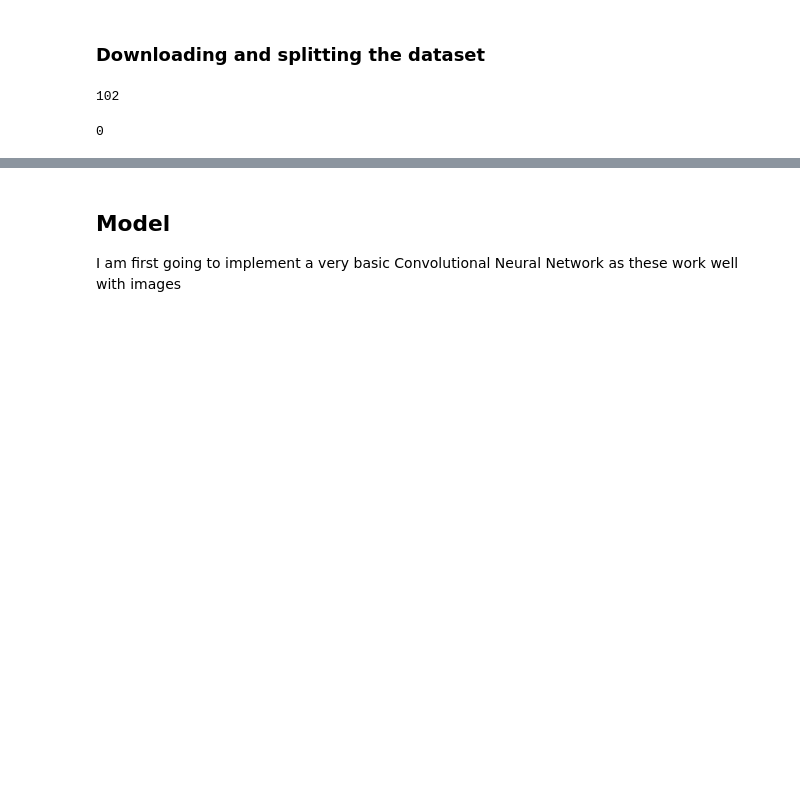
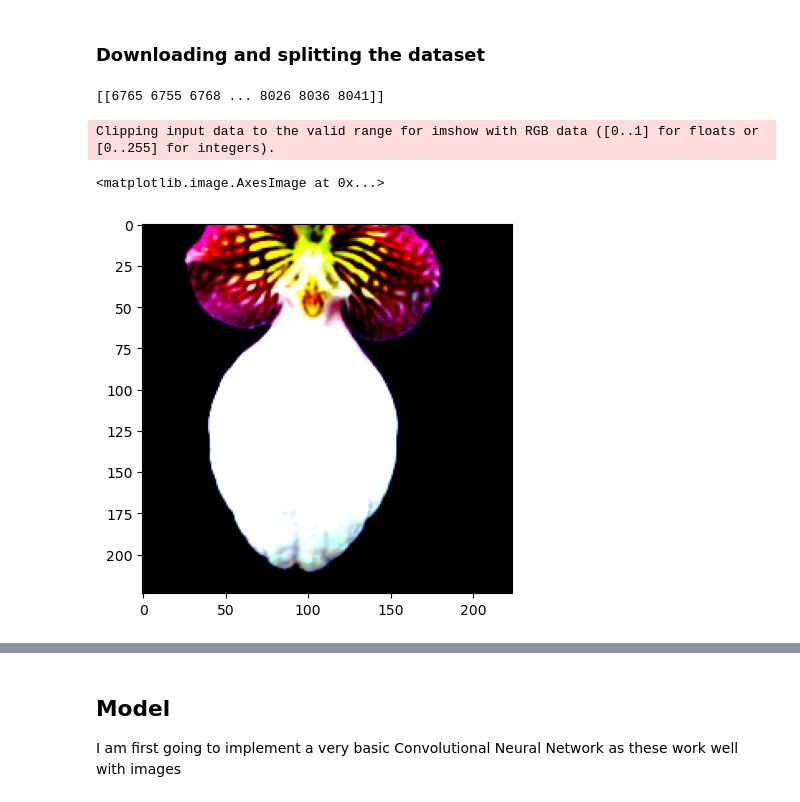
Before and after one commit to D-Agar/imlo_courework, a Jupyter notebook: coursework.ipynb, the cells around one changed output, grey strips where cells are left out. Saved outputs shown, nothing was run; the diff lists cells and outputs as text; code cells hidden in the pictures; blank space fills up the shorter version.

```diff
--- a/coursework.ipynb
+++ b/coursework.ipynb
@@ -64,7 +74,7 @@ test_transform = transforms.Compose([
 # %%
 # I will download the data from PyTorch's website and use the appropriate data loader
 train_dataset = datasets.Flowers102(
-    root='flowers102',
+    root='',
     split="train",
     download=True,
     transform=train_transform
@@ -72,7 +82,7 @@ train_dataset = datasets.Flowers102(
 )
 
 valid_dataset = datasets.Flowers102(
-    root='flowers102',
+    root='',
     split="val",
     download=True,
     transform=valid_transform,
@@ -80,23 +90,24 @@ valid_dataset = datasets.Flowers102(
 )
 
 test_dataset = datasets.Flowers102(
-    root='flowers102',
+    root='',
     split="test",
     download=True,
     transform=test_transform
 )
 
 # Get the targets and ids
-image_labels = sio.loadmat("flowers102/flowers-102/imagelabels")
-setids = sio.loadmat("flowers102/flowers-102/setid")
-print(np.unique(image_labels['labels']).size)
-train_ids = setids['trnid']
+image_labels = sio.loadmat("flowers-102/imagelabels")
+setids = sio.loadmat("flowers-102/setid")
+print(setids['trnid'])
 # %% [output]
-102
+[[6765 6755 6768 ... 8026 8036 8041]]
 # %%
-image, label = train_dataset[9]
-label
+image, label = train_dataset[12]
+plt.imshow(image.cpu().permute(1,2,0))
 # %% [output]
-0
+Clipping input data to the valid range for imshow with RGB data ([0..1] for floats or [0..255] for integers).
+<matplotlib.image.AxesImage at 0x...>
+[figure, added]
 # %%
 # look at the first training sample
```
Also changed, not shown: parts of 42 cells of this notebook.
